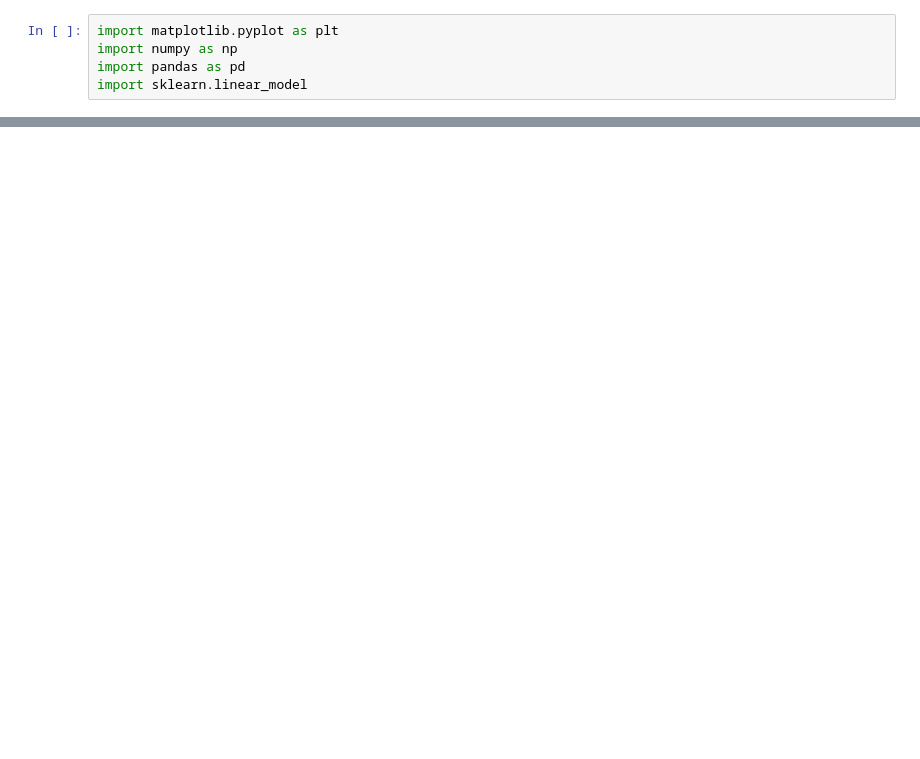
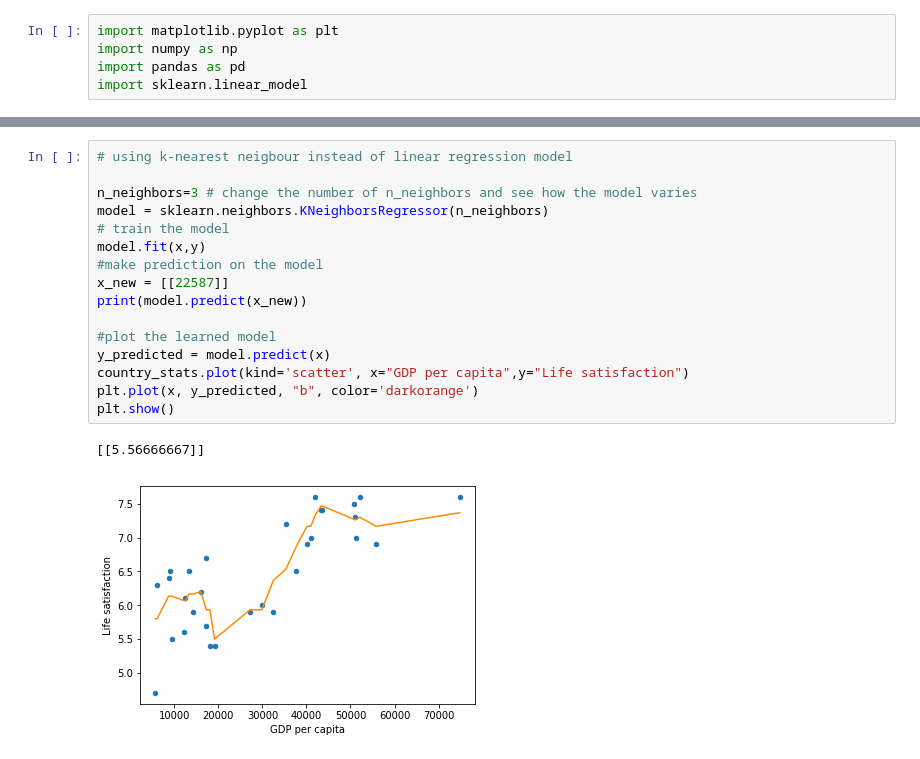
Before and after one commit to Maria-UET/Hands-on-Machine-Learning-with-Scikit-Learn-Keras-and-TensorFlow, a Jupyter notebook: Example 1-1 Training and running a linear model using Scikit-Learn.ipynb, the cells around one changed output, grey strips where cells are left out. Drawn from its saved outputs; the diff is of its cells as text; blank space fills up the shorter version.

```diff
--- a/Example 1-1 Training and running a linear model using Scikit-Learn.ipynb
+++ b/Example 1-1 Training and running a linear model using Scikit-Learn.ipynb
@@ -50,0 +79,19 @@ plt.show()
+# %%
+# using k-nearest neigbour instead of linear regression model
+
+n_neighbors=3 # change the number of n_neighbors and see how the model varies
+model = sklearn.neighbors.KNeighborsRegressor(n_neighbors)
+# train the model
+model.fit(x,y)
+#make prediction on the model
+x_new = [[22587]]
+print(model.predict(x_new))
+
+#plot the learned model
+y_predicted = model.predict(x)
+country_stats.plot(kind='scatter', x="GDP per capita",y="Life satisfaction")
+plt.plot(x, y_predicted, "b", color='darkorange')
+plt.show()
+# %% [output]
+[[5.56666667]]
+[figure, added]
```
Also changed, not shown: parts of 4 cells of this notebook.
